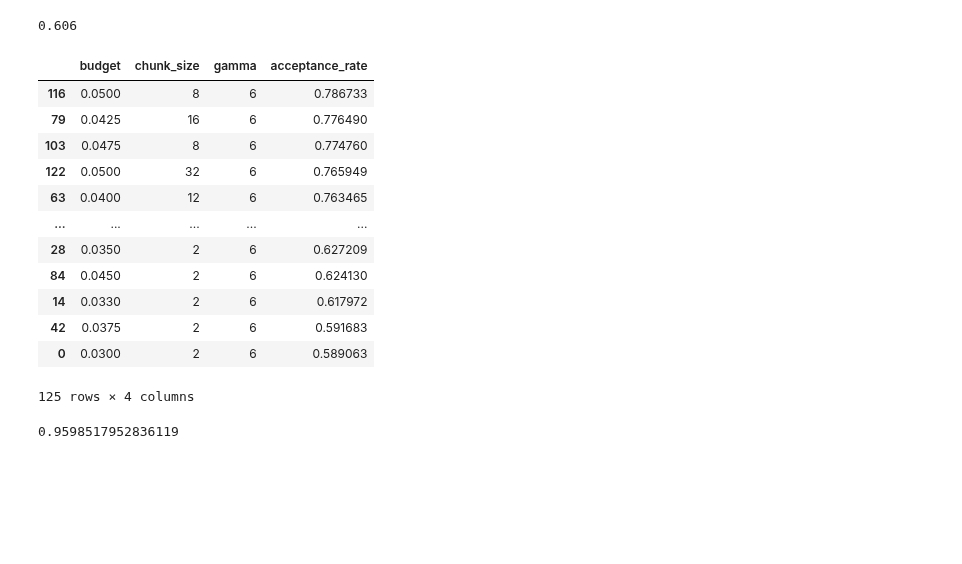
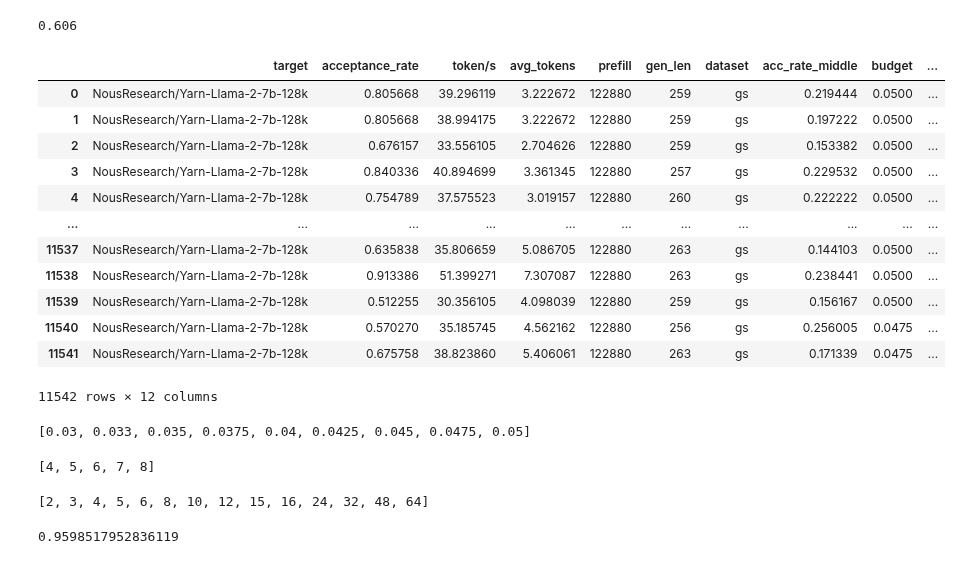
Before and after one commit to ranonrkm/TriForce-legacy, a Jupyter notebook: apps/debug.ipynb, the cells around one changed output. Saved outputs shown, nothing was run; the diff lists cells and outputs as text; code cells hidden in the pictures; blank space fills up the shorter version.

```diff
--- a/apps/debug.ipynb
+++ b/apps/debug.ipynb
@@ -215,24 +215,38 @@ def fake2real(fake,gamma=4):
 
 csv_file_path = '/home/hanshis/workspace/LongContextInfer/test/report/A100_E2E_graph_chain_retrieval.csv'
 df = pd.read_csv(csv_file_path)
-df = df[df['gamma'] == 6]
+# df = df[df['gamma'] == 6]
 
-result = df.groupby(['budget','chunk_size','gamma'])['acceptance_rate'].mean().reset_index().sort_values(by='acceptance_rate', ascending=False)
-result
+# result = df.groupby(['budget','chunk_size','gamma'])['acceptance_rate'].mean().reset_index().sort_values(by='acceptance_rate', ascending=False)
+# result
-# %% [output]
-|  | budget | chunk_size | gamma | acceptance_rate |
-| 116 | 0.0500 | 8 | 6 | 0.786733 |
-| 79 | 0.0425 | 16 | 6 | 0.776490 |
-| 103 | 0.0475 | 8 | 6 | 0.774760 |
-| 122 | 0.0500 | 32 | 6 | 0.765949 |
-| 63 | 0.0400 | 12 | 6 | 0.763465 |
-| ... | ... | ... | ... | ... |
-| 28 | 0.0350 | 2 | 6 | 0.627209 |
-| 84 | 0.0450 | 2 | 6 | 0.624130 |
-| 14 | 0.0330 | 2 | 6 | 0.617972 |
-| 42 | 0.0375 | 2 | 6 | 0.591683 |
-| 0 | 0.0300 | 2 | 6 | 0.589063 |
-125 rows × 4 columns
+# %%
+df
+# %% [output]
+|  | target | acceptance_rate | token/s | avg_tokens | prefill | gen_len | dataset | acc_rate_middle | budget | ... |
+| 0 | NousResearch/Yarn-Llama-2-7b-128k | 0.805668 | 39.296119 | 3.222672 | 122880 | 259 | gs | 0.219444 | 0.0500 | ... |
+| 1 | NousResearch/Yarn-Llama-2-7b-128k | 0.805668 | 38.994175 | 3.222672 | 122880 | 259 | gs | 0.197222 | 0.0500 | ... |
+| 2 | NousResearch/Yarn-Llama-2-7b-128k | 0.676157 | 33.556105 | 2.704626 | 122880 | 259 | gs | 0.153382 | 0.0500 | ... |
+| 3 | NousResearch/Yarn-Llama-2-7b-128k | 0.840336 | 40.894699 | 3.361345 | 122880 | 257 | gs | 0.229532 | 0.0500 | ... |
+| 4 | NousResearch/Yarn-Llama-2-7b-128k | 0.754789 | 37.575523 | 3.019157 | 122880 | 260 | gs | 0.222222 | 0.0500 | ... |
+| ... | ... | ... | ... | ... | ... | ... | ... | ... | ... | ... |
+| 11537 | NousResearch/Yarn-Llama-2-7b-128k | 0.635838 | 35.806659 | 5.086705 | 122880 | 263 | gs | 0.144103 | 0.0500 | ... |
+| 11538 | NousResearch/Yarn-Llama-2-7b-128k | 0.913386 | 51.399271 | 7.307087 | 122880 | 263 | gs | 0.238441 | 0.0500 | ... |
+| 11539 | NousResearch/Yarn-Llama-2-7b-128k | 0.512255 | 30.356105 | 4.098039 | 122880 | 259 | gs | 0.156167 | 0.0500 | ... |
+| 11540 | NousResearch/Yarn-Llama-2-7b-128k | 0.570270 | 35.185745 | 4.562162 | 122880 | 256 | gs | 0.256005 | 0.0475 | ... |
+| 11541 | NousResearch/Yarn-Llama-2-7b-128k | 0.675758 | 38.823860 | 5.406061 | 122880 | 263 | gs | 0.171339 | 0.0475 | ... |
+11542 rows × 12 columns
+# %%
+sorted(df['budget'].unique())
+# %% [output]
+[0.03, 0.033, 0.035, 0.0375, 0.04, 0.0425, 0.045, 0.0475, 0.05]
+# %%
+sorted(df['gamma'].unique())
+# %% [output]
+[4, 5, 6, 7, 8]
+# %%
+sorted(df['chunk_size'].unique())
+# %% [output]
+[2, 3, 4, 5, 6, 8, 10, 12, 15, 16, 24, 32, 48, 64]
 # %%
 def bisection_method(f, a, b, tol=1e-10, max_iter=1000):
     """
```
Also changed, not shown: 6 other files.
